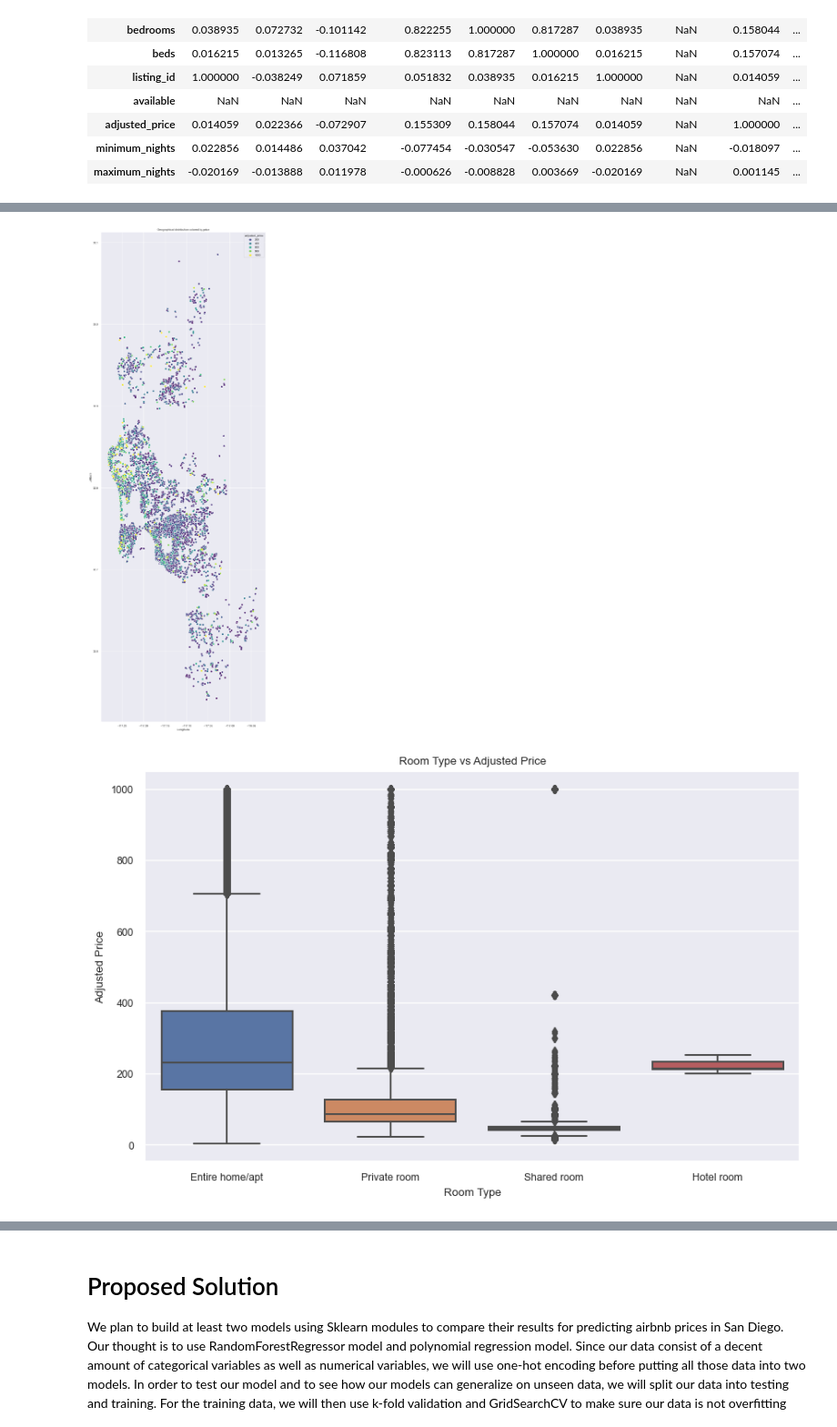
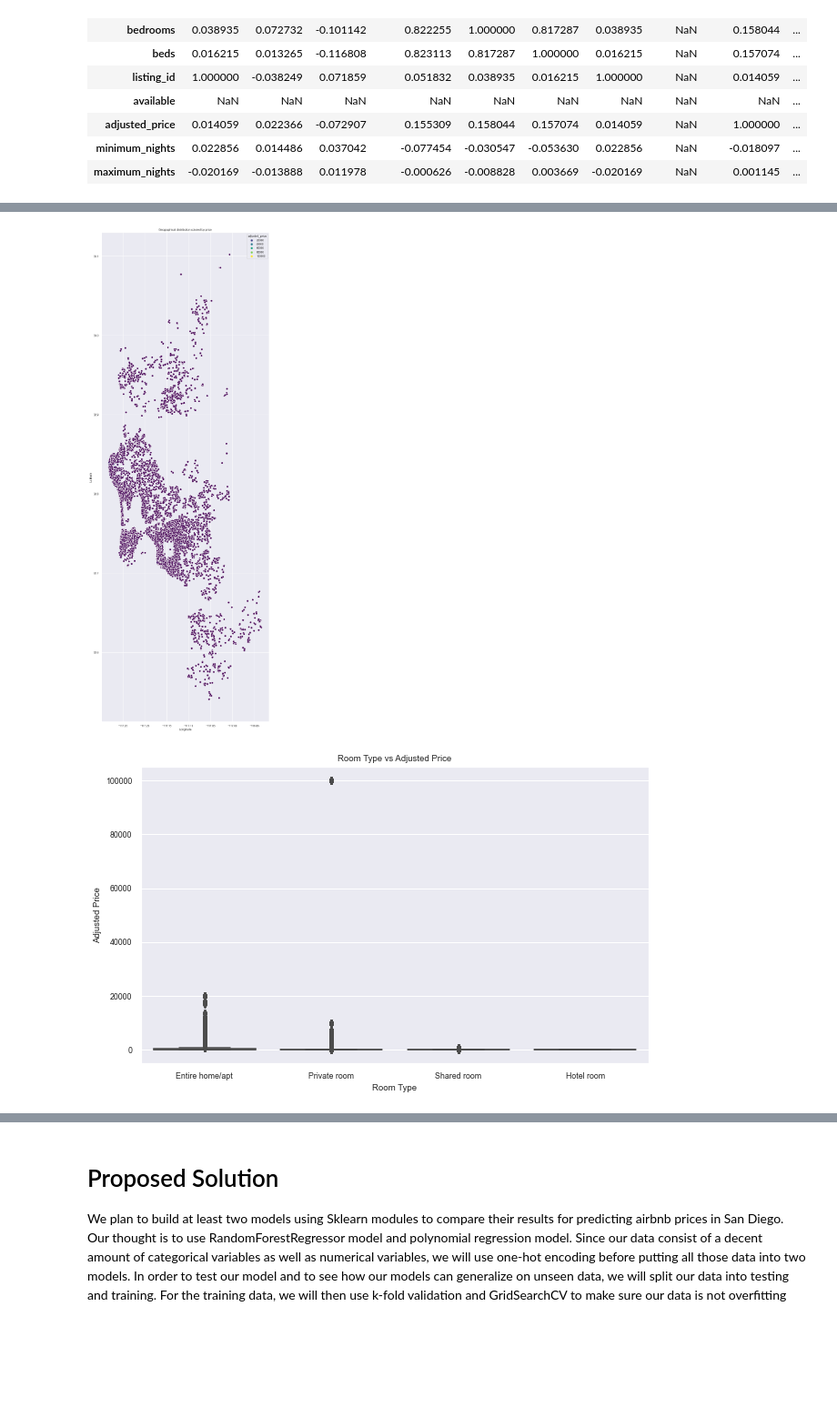
Before and after one commit to COGS118A/Group004-SP23, a Jupyter notebook: Checkpoint_Group004-SP23.ipynb, the cells around one changed output, grey strips where cells are left out. Shown at 91% size. Cells and saved outputs as stored; diff of their text form; code cells hidden in the pictures; blank space fills up the shorter version.

```diff
--- a/Checkpoint_Group004-SP23.ipynb
+++ b/Checkpoint_Group004-SP23.ipynb
@@ -91,7 +91,7 @@ dtype: int64
 featured_listing = featured_listing.dropna(subset=['bedrooms', 'beds'])
 # %%
 # converted column data types from the original DataFrame as we saw fit
-str_lst = ['host_location', 'neighbourhood_cleansed', 'property_type', 'room_type']
+str_lst = ['neighbourhood_cleansed', 'property_type', 'room_type']
 for col in str_lst:
     featured_listing[col] = featured_listing[col].astype('string')
 
@@ -271,23 +287,23 @@ filtered_df = merged_df[merged_df['adjusted_price'] <= 1000]
 # %%
 # Scatter plot for geolocation data colored by price
 plt.figure(figsize=(10,30))
-sns.scatterplot(x='longitude', y='latitude', hue='adjusted_price', palette='viridis', data=filtered_df)
+sns.scatterplot(x='longitude', y='latitude', hue='adjusted_price', palette='viridis', data=merged_df)
 plt.title('Geographical distribution colored by price')
 plt.xlabel('Longitude')
 plt.ylabel('Latitude')
 plt.show()
 # %% [output]
-[figure, old version]
+[figure, new version]
 # %%
 # Box plot for room_type and price
 plt.figure(figsize=(10,6))
-sns.boxplot(x='room_type', y='adjusted_price', data=filtered_df)
+sns.boxplot(x='room_type', y='adjusted_price', data=merged_df)
 plt.title('Room Type vs Adjusted Price')
 plt.xlabel('Room Type')
 plt.ylabel('Adjusted Price')
 plt.show()
 # %% [output]
-[figure, old version]
+[figure, new version]
 # %%
 # Heatmap graph to visualize locations
 heatmap = folium.Map(location=[featured_listing['latitude'].mean(),
```
Also changed, not shown: parts of 34 cells of this notebook.
